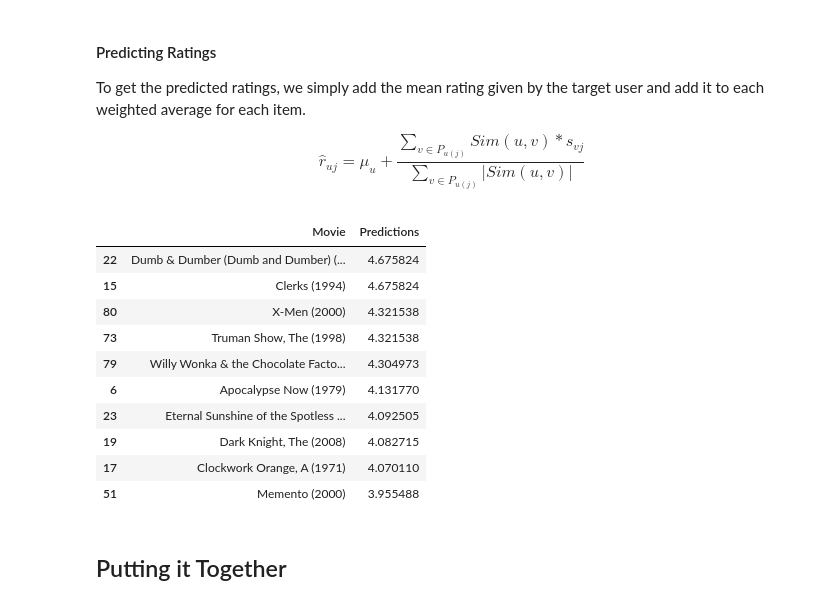
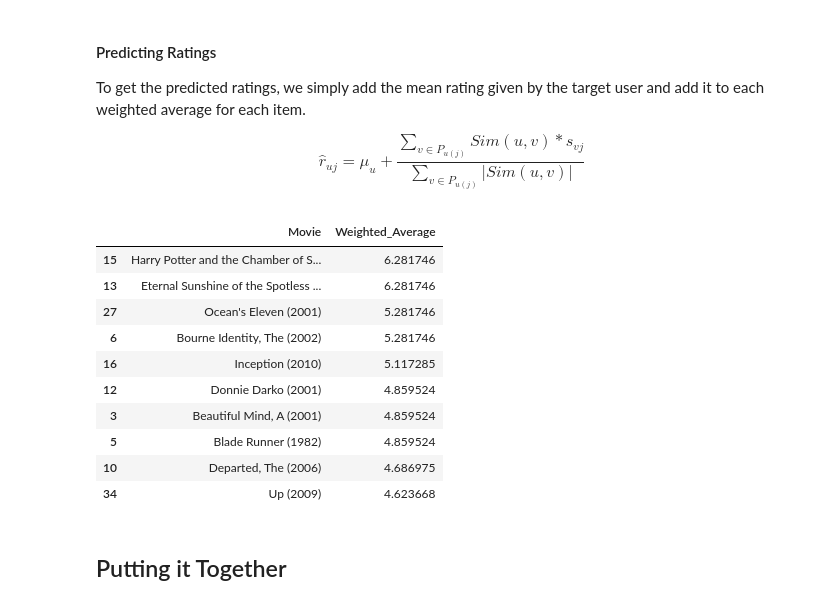
Before and after one commit to zhikaichen99/RecommenderSystems, a Jupyter notebook: collaborative-filtering.ipynb, the cells around one changed output. Drawn from its saved outputs; the diff is of its cells as text; code cells hidden in the pictures.

```diff
--- a/collaborative-filtering.ipynb
+++ b/collaborative-filtering.ipynb
@@ -112,12 +108,12 @@ We need to define the top *k* users similar to the target user. Additionally we
 # %%
 k = 10 # Number of similar users we want to retrieve
 similarity_threshold = 0.3 # Threshold that needs to be met to be considered similar
-user_id = 5 # The target user for which we want to generate recommendations for
+user = 1 # The target user for which we want to generate recommendations for
 
-user_similarity_matrix.drop(index = user_id, inplace = True) # remove target user so that they are not amongst one of the similar users.
+user_similarity_matrix.drop(index = user) # remove target user so that they are not amongst one of the similar users.
 
 # Return the top k (10) similar users
-top_k_users = user_similarity_matrix[user_similarity_matrix[user_id] > similarity_threshold][user_id].sort_values(ascending = False)[1: k + 1]
-top_k_users
+k_Neighbours = user_similarity_matrix[user_similarity_matrix[user] > similarity_threshold][user].sort_values(ascending = False)[:k]
+k_Neighbours
 # %% [output]
 userId
@@ -135,7 +131,7 @@ Name: 5, dtype: float64
 # %% [markdown]
 Remove movies that our target user has already seen and keep movies that similar users have watched.
 # %%
-# retrieve the movies watched by the target user. Do not want to recommend these movies
-target_watched = userRatings[userRatings.index == user_id].dropna(axis = 1, how = 'all')
+# get movies that target user has watched and rated
+target_watched = userRatings[userRatings.index == user].dropna(axis = 1, how = 'all')
 target_watched
 # %% [output]
@@ -159,7 +142,9 @@ similar_watched.head()
 # %% [markdown]
 We need to remove the movies that the target user has watched from the movies that similar users have watched.
 # %%
+# drop movies that none of the similar users have watched
+target_not_watched = userRatings[userRatings.index.isin(k_Neighbours.index)].dropna(axis = 1, how = 'all')
 # remove movies that the target user has watched.
-similar_watched.drop(target_watched.columns, axis = 1, inplace = True, errors = 'ignore')
-similar_watched.head()
+target_not_watched.drop(target_watched.columns, axis = 1, inplace = True, errors = 'ignore')
+target_not_watched.head()
 # %% [output]
@@ -231,42 +220,45 @@ To get the predicted ratings, we simply add the mean rating given by the target
 
 $$\hat{r}_{uj} = \mu_u + \frac{\sum_{v \in P_{u(j)}} Sim(u,v)*s_{vj}}{\sum_{v \in P_{u(j)}} |Sim(u,v)|}$$
 # %%
-# Compute the predicted rating
+u = 1
 
-target_user_avg_rating = userRatings[userRatings.index == user_id].T.mean()[user_id]
+movies = target_not_watched.columns
+recommended_movie_list = []
+predicted_rating_list = []
 
-# Get list of movies that target has not watched
-movies = similar_watched.columns.values.tolist()
-score = {}
-for i in movies:
-    movie_ratings = similar_watched[i]
+mu_u = userRatings[userRatings.index == u].T.mean()[u]
+
+for j in movies:
+    movie_ratings = target_not_watched
     rating_sum = 0
     similarity_sum = 0
-    for user in movie_ratings.index:
-        rating = float(movie_ratings.loc[user])
-        similarity = float(top_k_users.loc[user])
+    for v in movie_ratings.index :
+        rating = movie_ratings.loc[v][j]
+        similarity = user_similarity_matrix[u][v]
         if pd.isna(rating) == False:
-            sim_user_avg_rating = userRatings[userRatings.index == user].T.mean()[user]
-            mean_centered_rating = rating - sim_user_avg_rating
-            rating_sum = rating_sum + mean_centered_rating*similarity
+            mu_v = userRatings[userRatings.index == v].T.mean()[v]
+            mean_centered_rating = rating - mu_v
+            rating_sum = rating_sum + similarity*mean_centered_rating
             similarity_sum = similarity_sum + similarity
-    predictions = (rating_sum/similarity_sum) + target_user_avg_rating
-    score.update({i:predictions})
+    prediction_rating = mu_u + rating_sum/similarity_sum
+    recommended_movie_list.append(j)
+    predicted_rating_list.append(prediction_rating)
 
-recommendations = pd.DataFrame({'Movie': score.keys(), 'Predictions': score.values()})
-recommendations.sort_values('Predictions', ascending = False)[:10]
+results = pd.DataFrame(list(zip(recommended_movie_list, predicted_rating_list)),
+                      columns = ['Movie', 'Weighted_Average']).sort_values('Weighted_Average', ascending = False)
+results.head(10)
 # %% [output]
-|  | Movie | Predictions |
-| 22 | Dumb & Dumber (Dumb and Dumber) (... | 4.675824 |
-| 15 | Clerks (1994) | 4.675824 |
-| 80 | X-Men (2000) | 4.321538 |
-| 73 | Truman Show, The (1998) | 4.321538 |
-| 79 | Willy Wonka & the Chocolate Facto... | 4.304973 |
-| 6 | Apocalypse Now (1979) | 4.131770 |
-| 23 | Eternal Sunshine of the Spotless ... | 4.092505 |
-| 19 | Dark Knight, The (2008) | 4.082715 |
-| 17 | Clockwork Orange, A (1971) | 4.070110 |
-| 51 | Memento (2000) | 3.955488 |
+|  | Movie | Weighted_Average |
+| 15 | Harry Potter and the Chamber of S... | 6.281746 |
+| 13 | Eternal Sunshine of the Spotless ... | 6.281746 |
+| 27 | Ocean's Eleven (2001) | 5.281746 |
+| 6 | Bourne Identity, The (2002) | 5.281746 |
+| 16 | Inception (2010) | 5.117285 |
+| 12 | Donnie Darko (2001) | 4.859524 |
+| 3 | Beautiful Mind, A (2001) | 4.859524 |
+| 5 | Blade Runner (1982) | 4.859524 |
+| 10 | Departed, The (2006) | 4.686975 |
+| 34 | Up (2009) | 4.623668 |
 # %% [markdown]
 ## Putting it Together
 # %%
```
Also changed, not shown: parts of 12 cells of this notebook.
